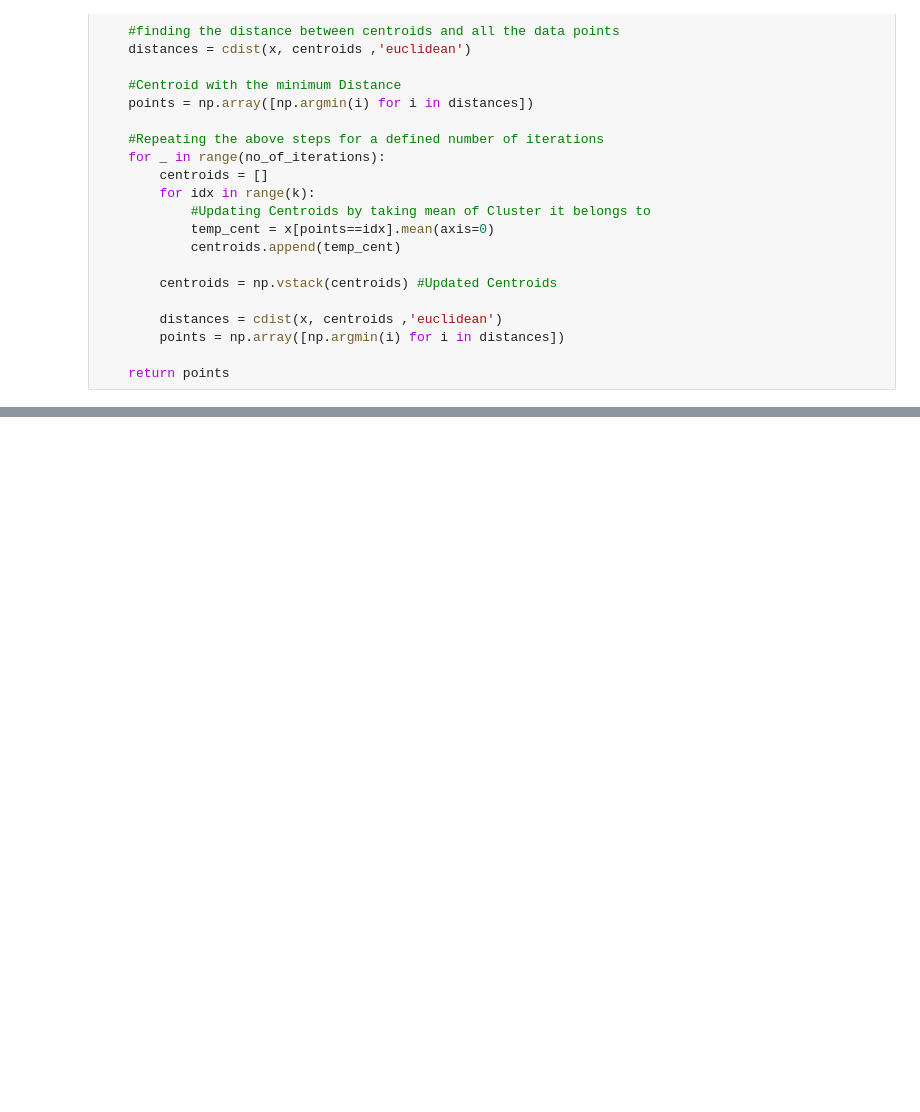
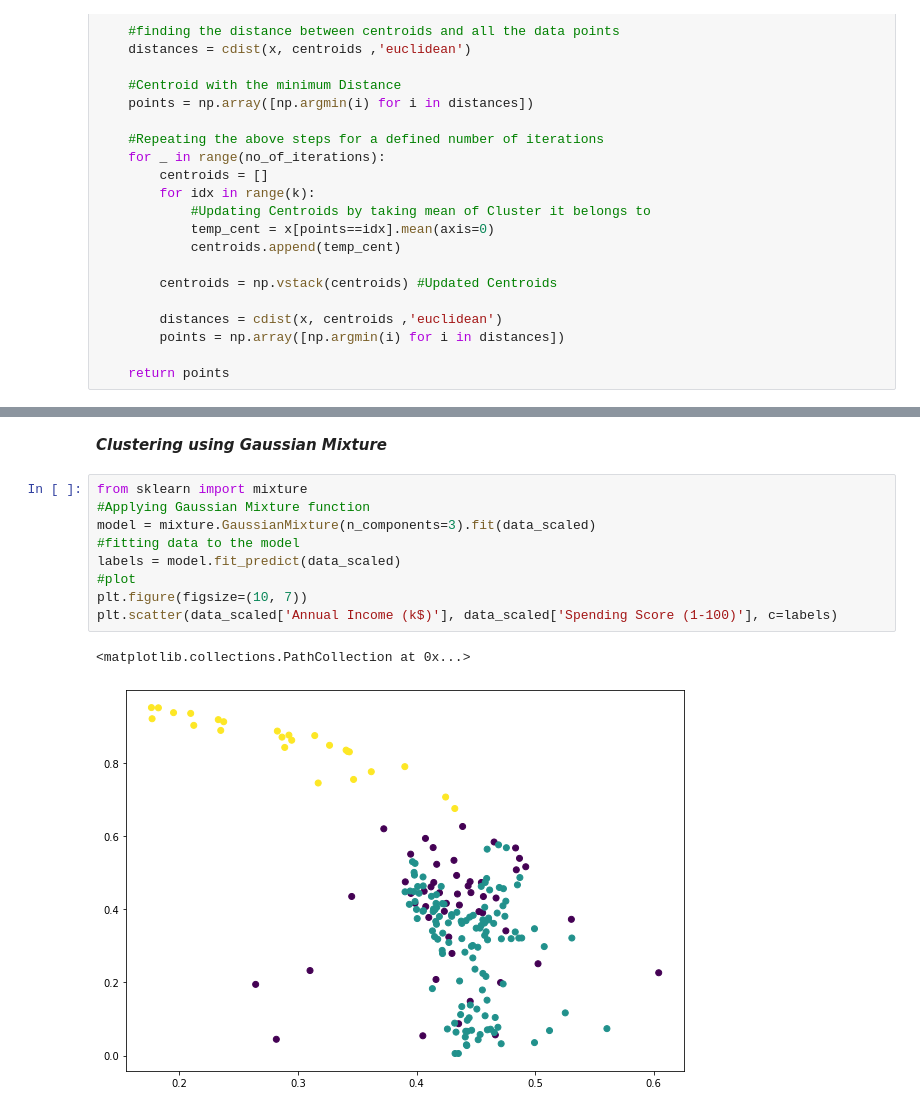
Before and after one commit to poojashreeNS/Clustering, a Jupyter notebook: K_mean_from_scratch.ipynb, the cells around one changed output, grey strips where cells are left out. Cells and saved outputs as stored; diff of their text form; blank space fills up the shorter version.

```diff
--- a/K_mean_from_scratch.ipynb
+++ b/K_mean_from_scratch.ipynb
@@ -57,0 +98,14 @@ plt.show()
+# %% [markdown]
+***Clustering using Gaussian Mixture***
+# %%
+from sklearn import mixture
+#Applying Gaussian Mixture function
+model = mixture.GaussianMixture(n_components=3).fit(data_scaled)
+#fitting data to the model
+labels = model.fit_predict(data_scaled)
+#plot
+plt.figure(figsize=(10, 7))
+plt.scatter(data_scaled['Annual Income (k$)'], data_scaled['Spending Score (1-100)'], c=labels)
+# %% [output]
+<matplotlib.collections.PathCollection at 0x...>
+[figure, added]
```
Also changed, not shown: parts of 16 cells of this notebook.
